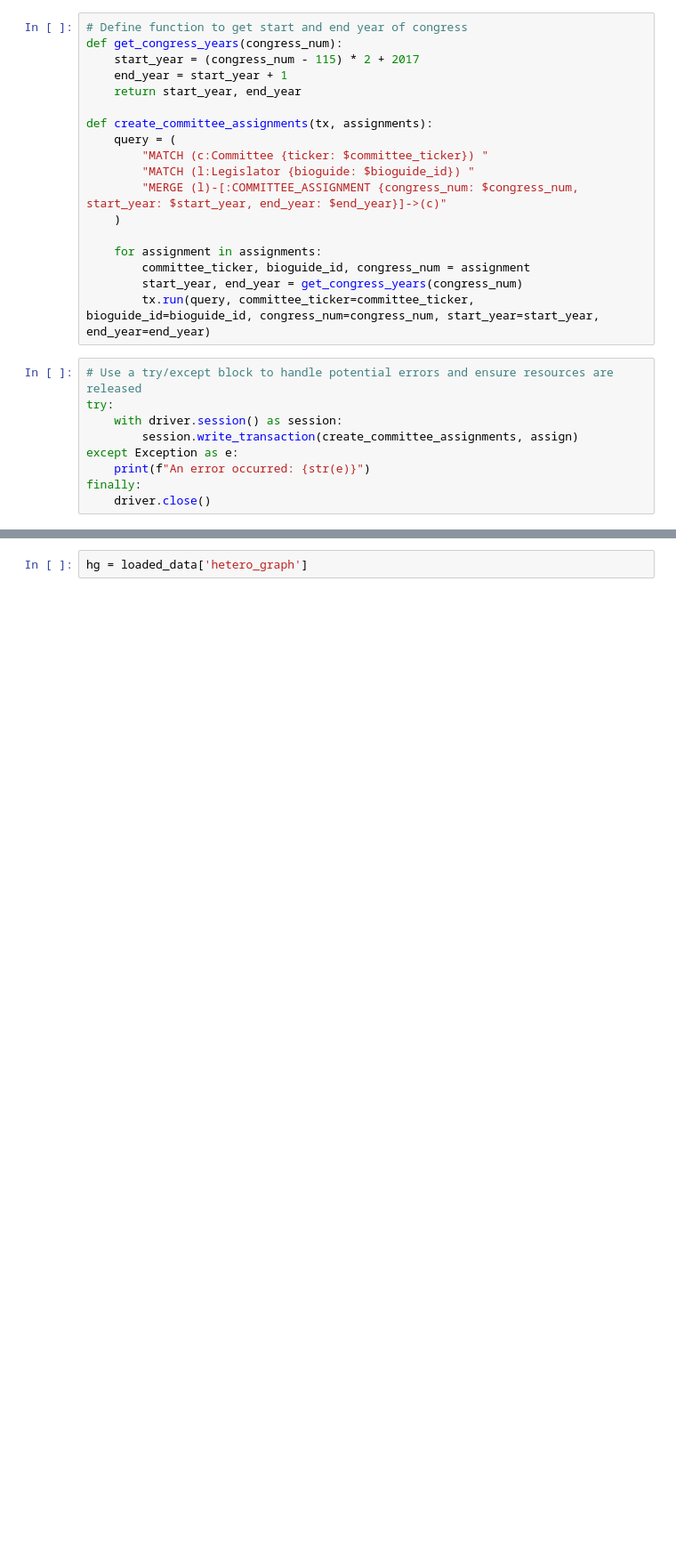
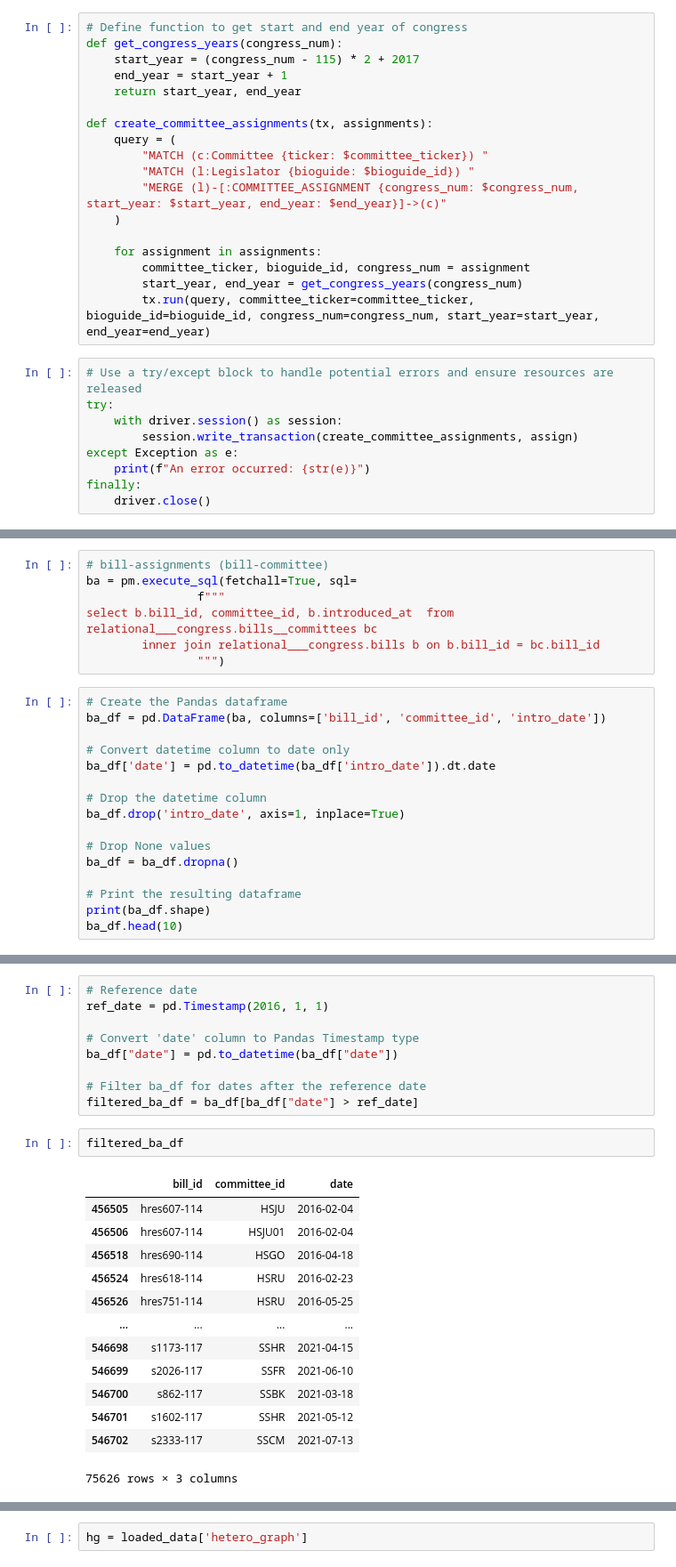
Before and after one commit to syyunn/gnnex, a Jupyter notebook: data/heterograph-neo4j.ipynb, the cells around one changed output, grey strips where cells are left out. Shown at 89% size. Cells and saved outputs as stored; diff of their text form; blank space fills up the shorter version.

```diff
--- a/data/heterograph-neo4j.ipynb
+++ b/data/heterograph-neo4j.ipynb
@@ -475,0 +526,23 @@ ref_date = pd.Timestamp(2016, 1, 1)
+# %%
+# bill-assignments (bill-committee)
+ba = pm.execute_sql(fetchall=True, sql=
+                f"""
+select b.bill_id, committee_id, b.introduced_at  from relational___congress.bills__committees bc
+      	inner join relational___congress.bills b on b.bill_id = bc.bill_id
+                """)
+# %%
+# Create the Pandas dataframe
+ba_df = pd.DataFrame(ba, columns=['bill_id', 'committee_id', 'intro_date'])
+
+# Convert datetime column to date only
+ba_df['date'] = pd.to_datetime(ba_df['intro_date']).dt.date
+
+# Drop the datetime column
+ba_df.drop('intro_date', axis=1, inplace=True)
+
+# Drop None values
+ba_df = ba_df.dropna()
+
+# Print the resulting dataframe
+print(ba_df.shape)
+ba_df.head(10)
@@ -475,0 +562,25 @@ ref_date = pd.Timestamp(2016, 1, 1)
+# %%
+# Reference date
+ref_date = pd.Timestamp(2016, 1, 1)
+
+# Convert 'date' column to Pandas Timestamp type
+ba_df["date"] = pd.to_datetime(ba_df["date"])
+
+# Filter ba_df for dates after the reference date
+filtered_ba_df = ba_df[ba_df["date"] > ref_date]
+# %%
+filtered_ba_df
+# %% [output]
+|  | bill_id | committee_id | date |
+| 456505 | hres607-114 | HSJU | 2016-02-04 |
+| 456506 | hres607-114 | HSJU01 | 2016-02-04 |
+| 456518 | hres690-114 | HSGO | 2016-04-18 |
+| 456524 | hres618-114 | HSRU | 2016-02-23 |
+| 456526 | hres751-114 | HSRU | 2016-05-25 |
+| ... | ... | ... | ... |
+| 546698 | s1173-117 | SSHR | 2021-04-15 |
+| 546699 | s2026-117 | SSFR | 2021-06-10 |
+| 546700 | s862-117 | SSBK | 2021-03-18 |
+| 546701 | s1602-117 | SSHR | 2021-05-12 |
+| 546702 | s2333-117 | SSCM | 2021-07-13 |
+75626 rows × 3 columns
```
Also changed, not shown: parts of 19 cells of this notebook, 22 other files.
